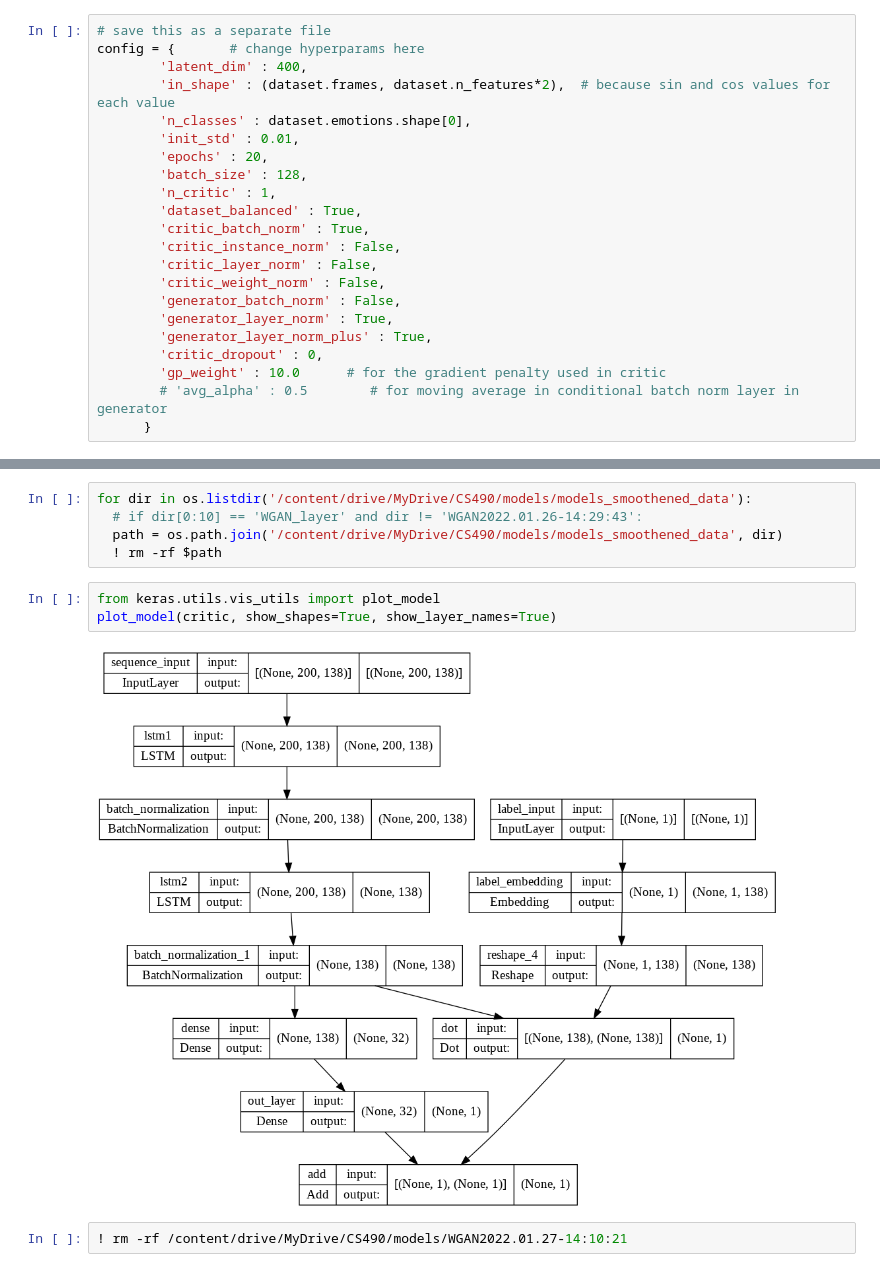
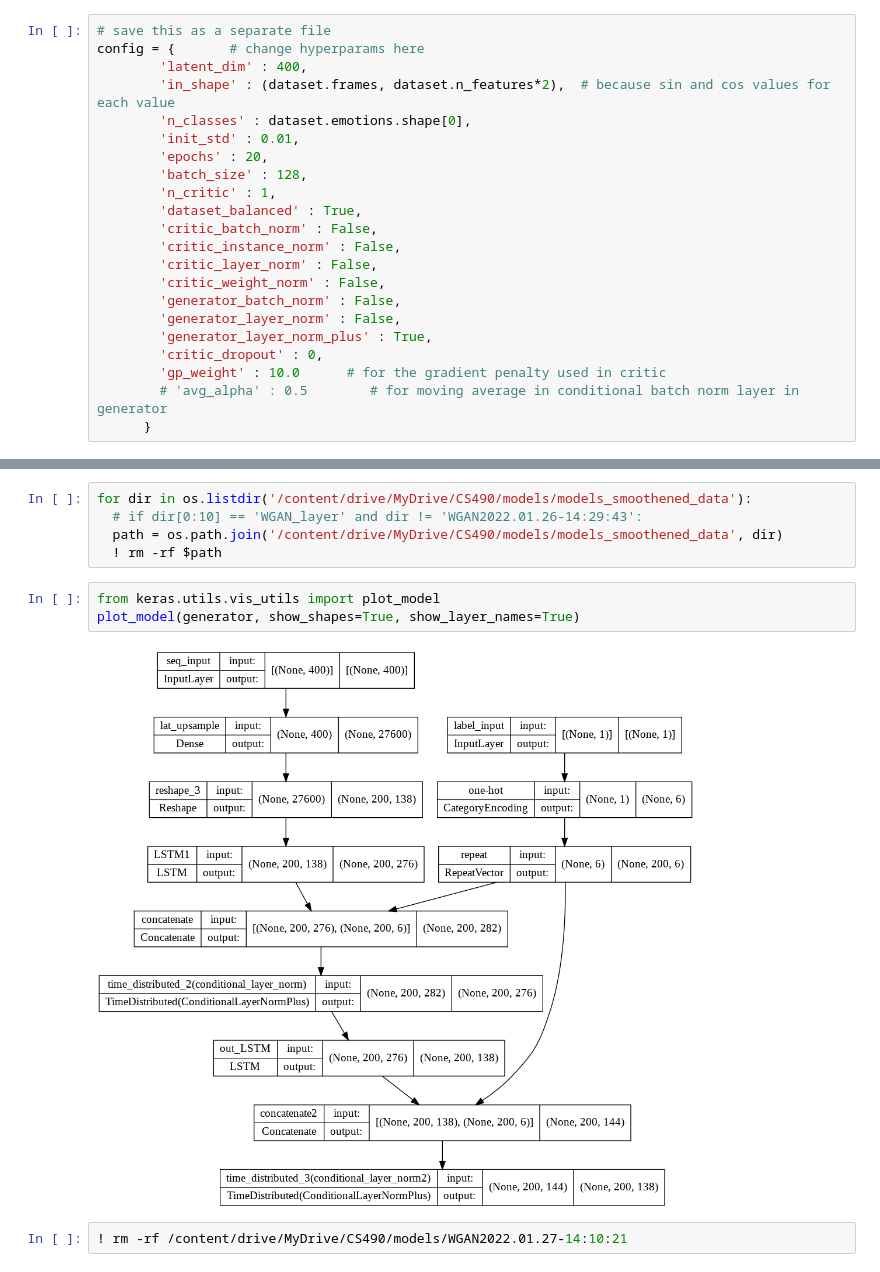
Before and after one commit to arnisafazla/CS490-Senior-Research-Project, a Jupyter notebook: setup.ipynb, the cells around one changed output, grey strips where cells are left out. Saved outputs shown, nothing was run; the diff lists cells and outputs as text.

```diff
--- a/setup.ipynb
+++ b/setup.ipynb
@@ -252,12 +100,12 @@ config = {       # change hyperparams here
         'batch_size' : 128,
         'n_critic' : 1,
         'dataset_balanced' : True,
-        'critic_batch_norm' : True,
+        'critic_batch_norm' : False,
         'critic_instance_norm' : False,
         'critic_layer_norm' : False,
         'critic_weight_norm' : False,
         'generator_batch_norm' : False,
-        'generator_layer_norm' : True,
+        'generator_layer_norm' : False,
         'generator_layer_norm_plus' : True,
         'critic_dropout' : 0,
         'gp_weight' : 10.0      # for the gradient penalty used in critic
@@ -341,8 +381,8 @@ for dir in os.listdir('/content/drive/MyDrive/CS490/models/models_smoothened_dat
   ! rm -rf $path
 # %%
 from keras.utils.vis_utils import plot_model
-plot_model(critic, show_shapes=True, show_layer_names=True)
+plot_model(generator, show_shapes=True, show_layer_names=True)
 # %% [output]
-[figure, old version]
+[figure, new version]
 # %%
 ! rm -rf /content/drive/MyDrive/CS490/models/WGAN2022.01.27-14:10:21
```
Also changed, not shown: parts of 18 cells of this notebook, 5 other files.
